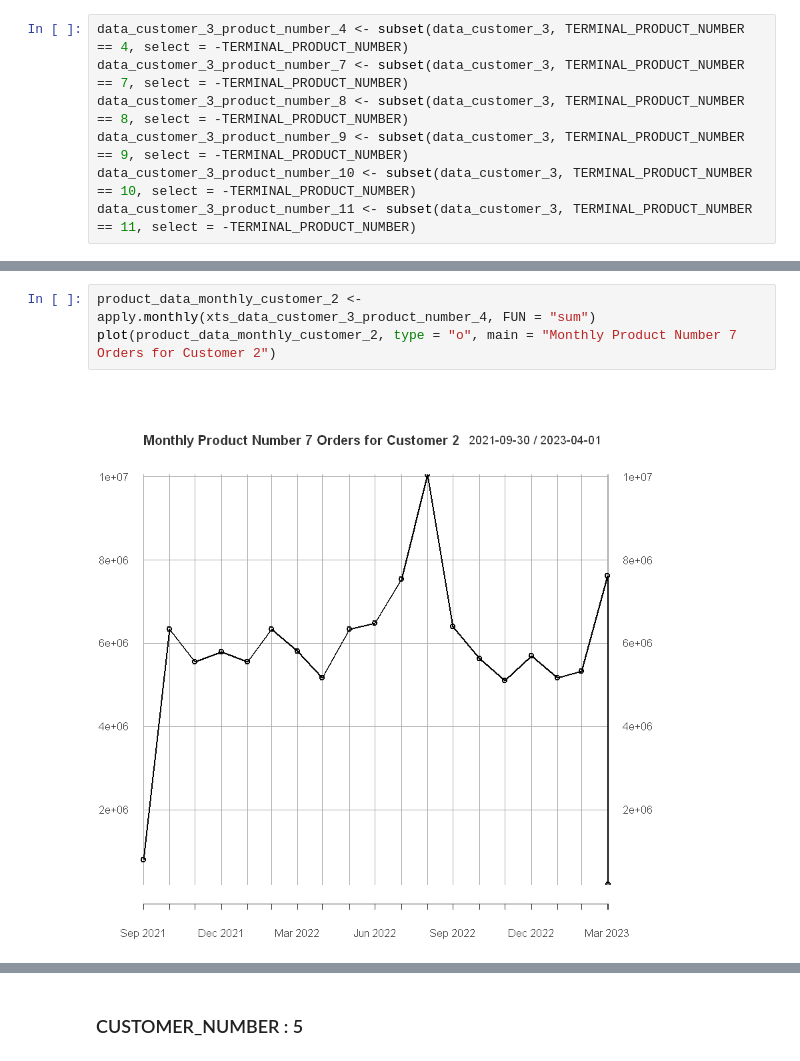
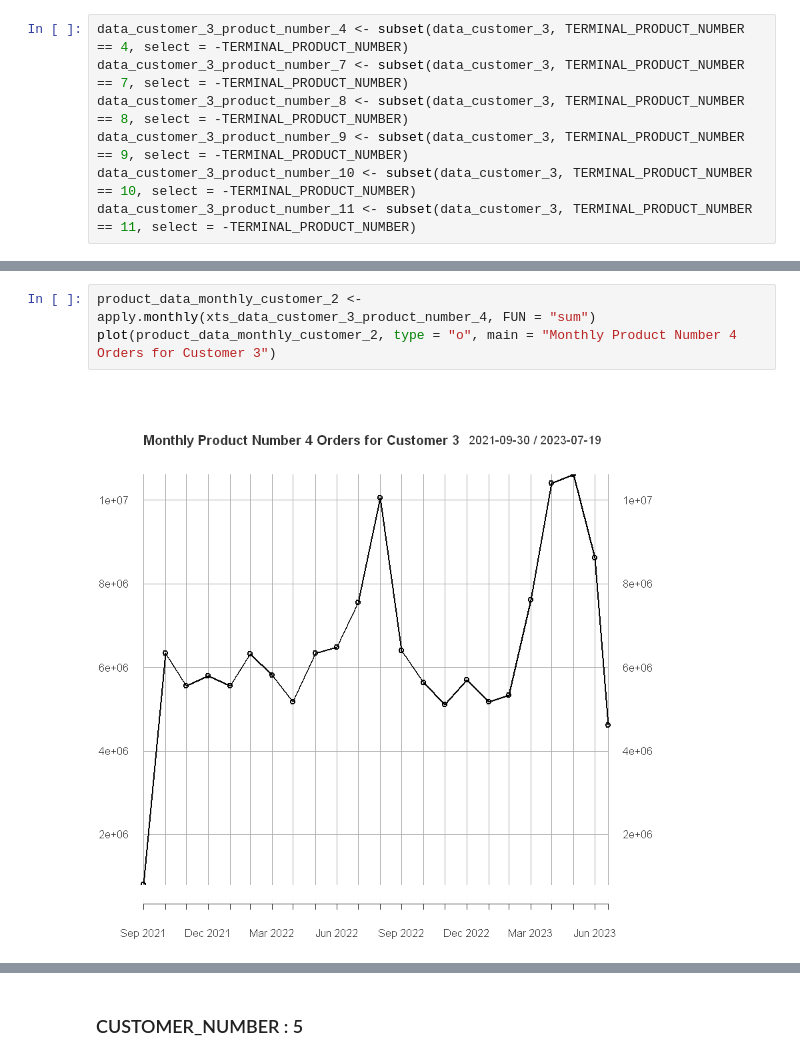
Before and after one commit to MF-BA/PGS_4DS1_Project, a Jupyter notebook: Big Data/ORDER_PREDICTION_R.ipynb, the cells around one changed output, grey strips where cells are left out. Saved outputs shown, nothing was run; the diff lists cells and outputs as text.

```diff
--- a/Big Data/ORDER_PREDICTION_R.ipynb
+++ b/Big Data/ORDER_PREDICTION_R.ipynb
@@ -297,8 +284,8 @@ plot(xts_data_customer_3_product_number_4, type = "o", main = "Product Number 4
 # %%
 product_data_monthly_customer_2 <- apply.monthly(xts_data_customer_3_product_number_4, FUN = "sum")
-plot(product_data_monthly_customer_2, type = "o", main = "Monthly Product Number 7 Orders for Customer 2")
+plot(product_data_monthly_customer_2, type = "o", main = "Monthly Product Number 4 Orders for Customer 3")
 # %% [output]
-[figure, old version]
+[figure, new version]
 # %%
 xts_data_customer_3_product_number_7 <- xts(data_customer_3_product_number_7$ORDERED_QUANTITY, order.by = data_customer_3_product_number_7$FOLIO_NUMBER)
 plot(xts_data_customer_3_product_number_7, type = "o", main = "Product Number 7 Orders for Customer 3")
```
Also changed, not shown: parts of 50 cells of this notebook, 9 other files.
